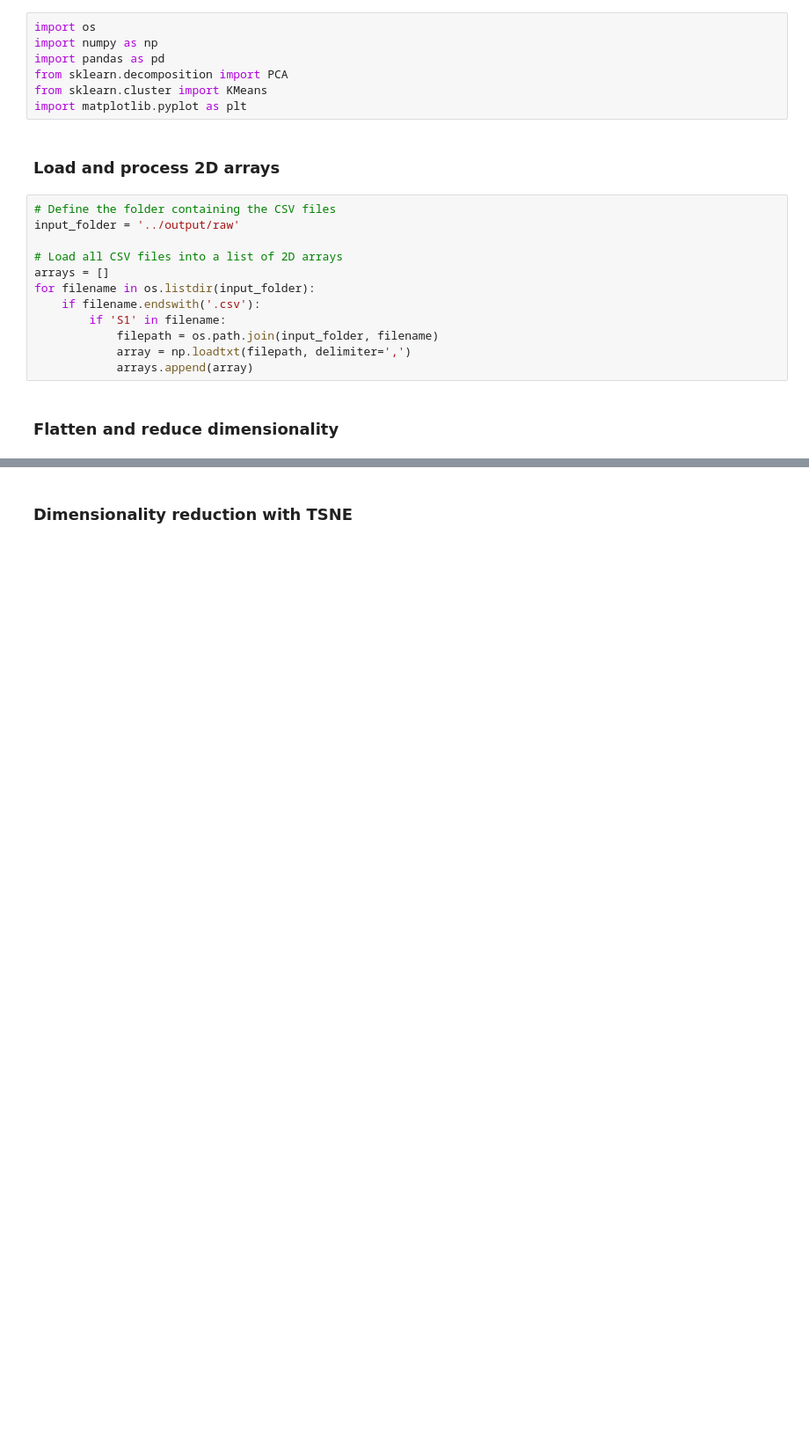
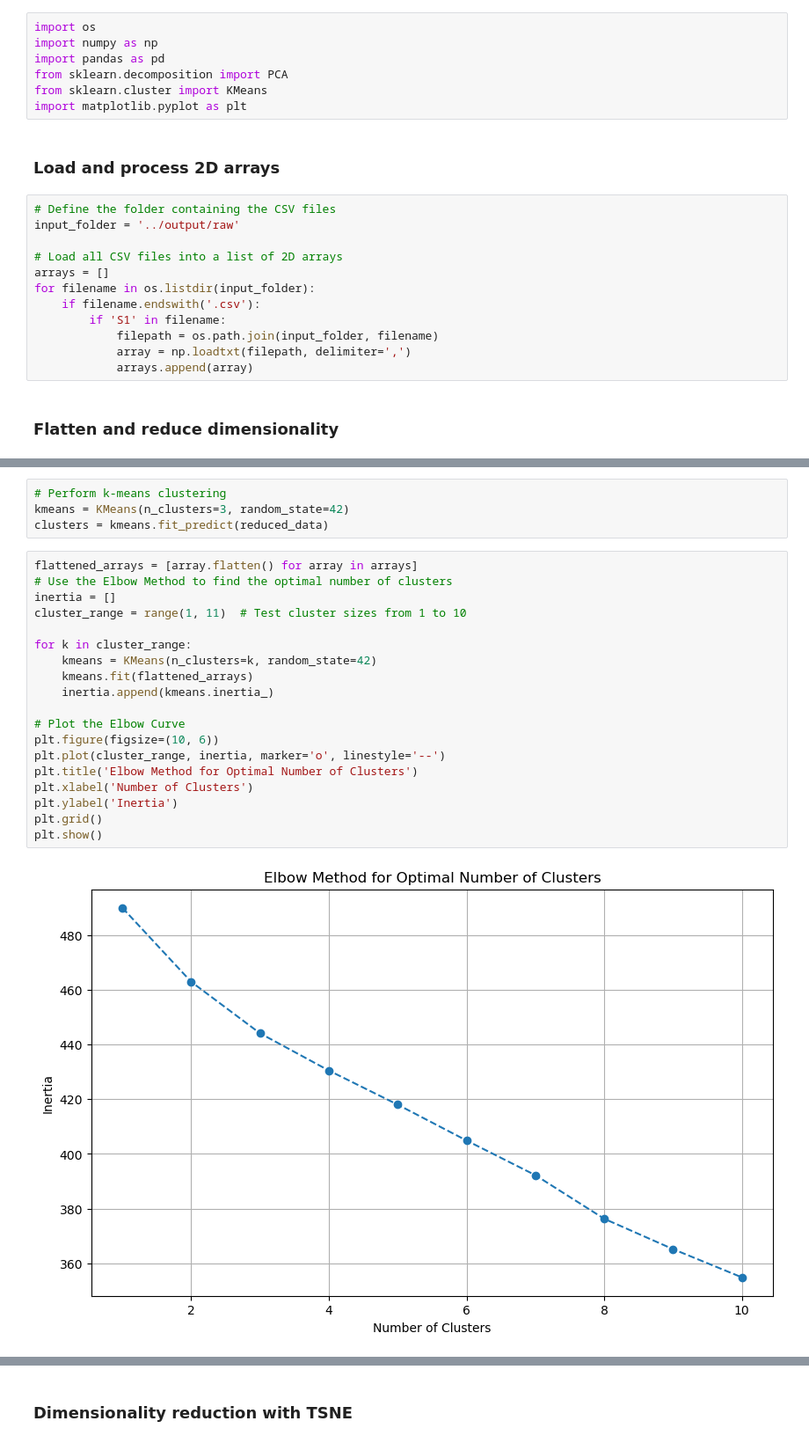
Before and after one commit to 4legalf/complex-systems-project, a Jupyter notebook: notebooks/Clustering.ipynb, the cells around one changed output, grey strips where cells are left out. Shown at 88% size. Saved outputs shown, nothing was run; the diff lists cells and outputs as text; blank space fills up the shorter version.

```diff
--- a/notebooks/Clustering.ipynb
+++ b/notebooks/Clustering.ipynb
@@ -37,0 +65,25 @@ array([ 0.40871969, -0.87010226,  0.75068961,  0.37571234,  0.74294366,
+# %%
+# Perform k-means clustering
+kmeans = KMeans(n_clusters=3, random_state=42)
+clusters = kmeans.fit_predict(reduced_data)
+# %%
+flattened_arrays = [array.flatten() for array in arrays]
+# Use the Elbow Method to find the optimal number of clusters
+inertia = []
+cluster_range = range(1, 11)  # Test cluster sizes from 1 to 10
+
+for k in cluster_range:
+    kmeans = KMeans(n_clusters=k, random_state=42)
+    kmeans.fit(flattened_arrays)
+    inertia.append(kmeans.inertia_)
+
+# Plot the Elbow Curve
+plt.figure(figsize=(10, 6))
+plt.plot(cluster_range, inertia, marker='o', linestyle='--')
+plt.title('Elbow Method for Optimal Number of Clusters')
+plt.xlabel('Number of Clusters')
+plt.ylabel('Inertia')
+plt.grid()
+plt.show()
+# %% [output]
+[figure, added]
```
Also changed, not shown: parts of 12 cells of this notebook, 7 other files.
